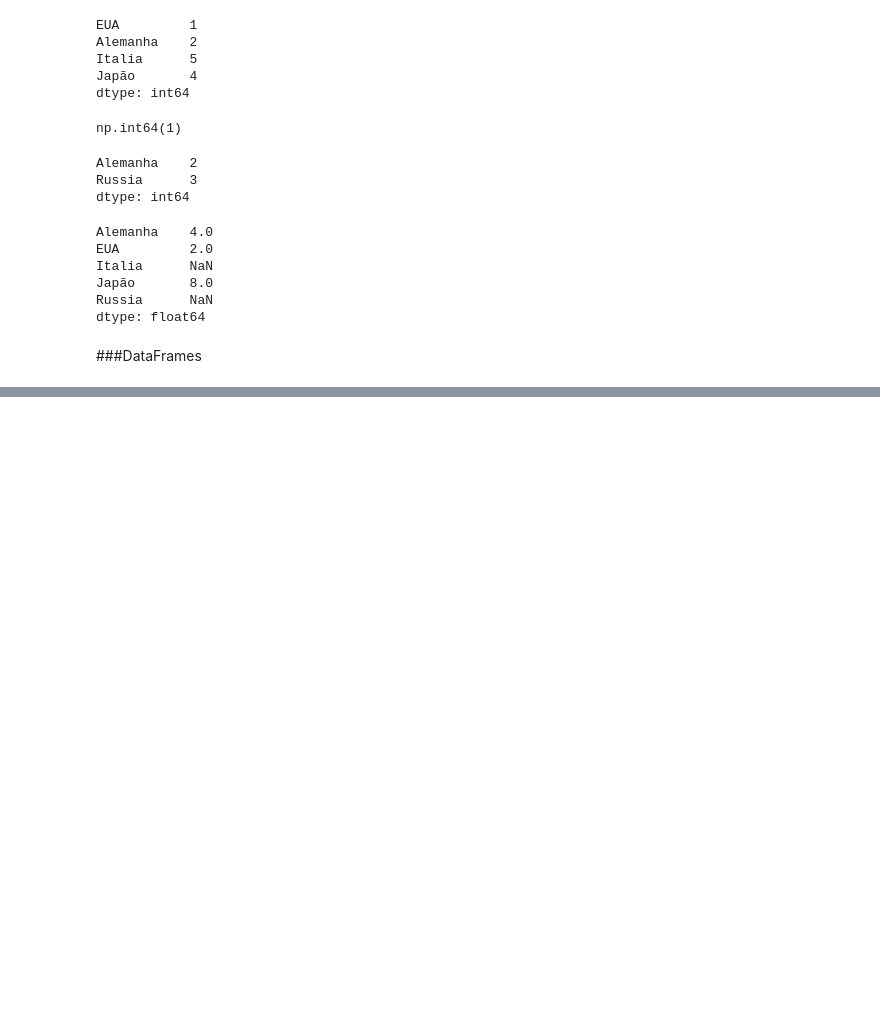
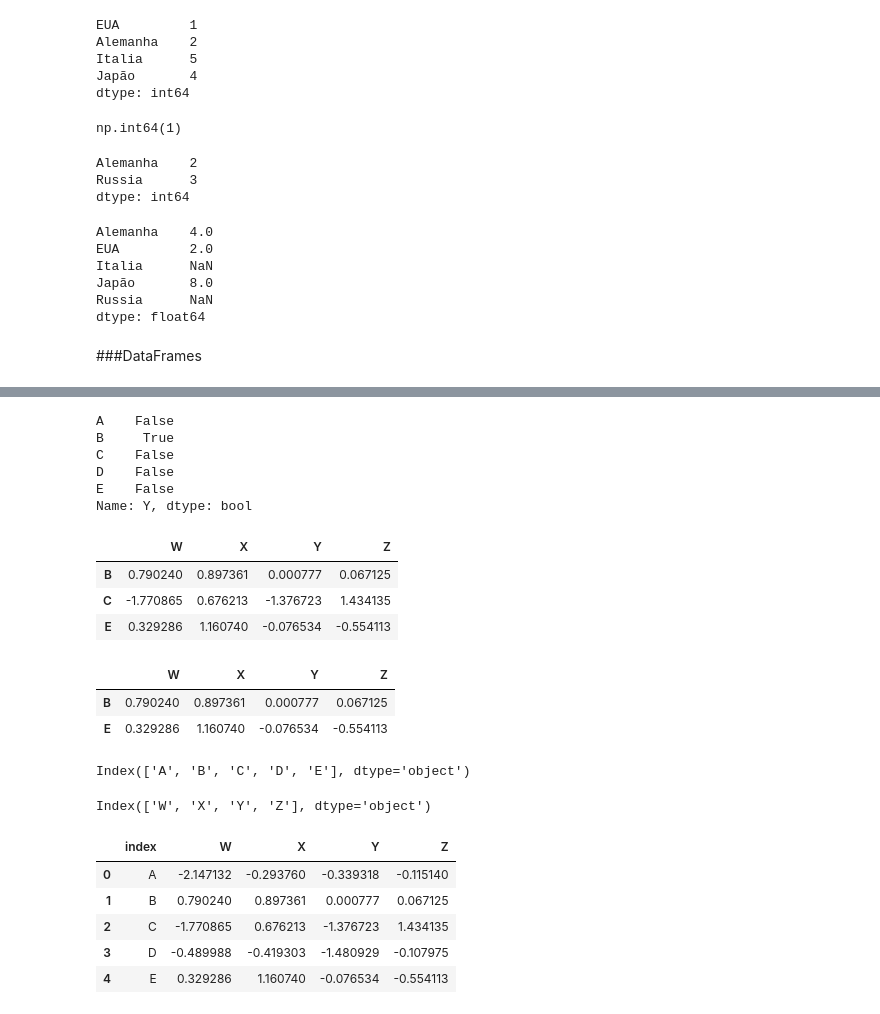
Before and after one commit to leandroclv/trilha_asimov_datascience_machinelearning, a Jupyter notebook: pandas_and_SQL/introd.ipynb, the cells around one changed output, grey strips where cells are left out. Cells and saved outputs as stored; diff of their text form; code cells hidden in the pictures; blank space fills up the shorter version.

```diff
--- a/pandas_and_SQL/introd.ipynb
+++ b/pandas_and_SQL/introd.ipynb
@@ -231,0 +274,39 @@ np.float64(-2.6990654198900583)
+# %%
+df['Y'] > 0
+# %% [output]
+A    False
+B     True
+C    False
+D    False
+E    False
+Name: Y, dtype: bool
+# %%
+df[df['X'] > 0]
+# %% [output]
+|  | W | X | Y | Z |
+| B | 0.790240 | 0.897361 | 0.000777 | 0.067125 |
+| C | -1.770865 | 0.676213 | -1.376723 | 1.434135 |
+| E | 0.329286 | 1.160740 | -0.076534 | -0.554113 |
+# %%
+df[(df['X'] > 0) & (df['W'] > 0)]
+# %% [output]
+|  | W | X | Y | Z |
+| B | 0.790240 | 0.897361 | 0.000777 | 0.067125 |
+| E | 0.329286 | 1.160740 | -0.076534 | -0.554113 |
+# %%
+df.index
+# %% [output]
+Index(['A', 'B', 'C', 'D', 'E'], dtype='object')
+# %%
+df.columns
+# %% [output]
+Index(['W', 'X', 'Y', 'Z'], dtype='object')
+# %%
+df.reset_index()
+# %% [output]
+|  | index | W | X | Y | Z |
+| 0 | A | -2.147132 | -0.293760 | -0.339318 | -0.115140 |
+| 1 | B | 0.790240 | 0.897361 | 0.000777 | 0.067125 |
+| 2 | C | -1.770865 | 0.676213 | -1.376723 | 1.434135 |
+| 3 | D | -0.489988 | -0.419303 | -1.480929 | -0.107975 |
+| 4 | E | 0.329286 | 1.160740 | -0.076534 | -0.554113 |
```
Also changed, not shown: parts of 21 cells of this notebook.
